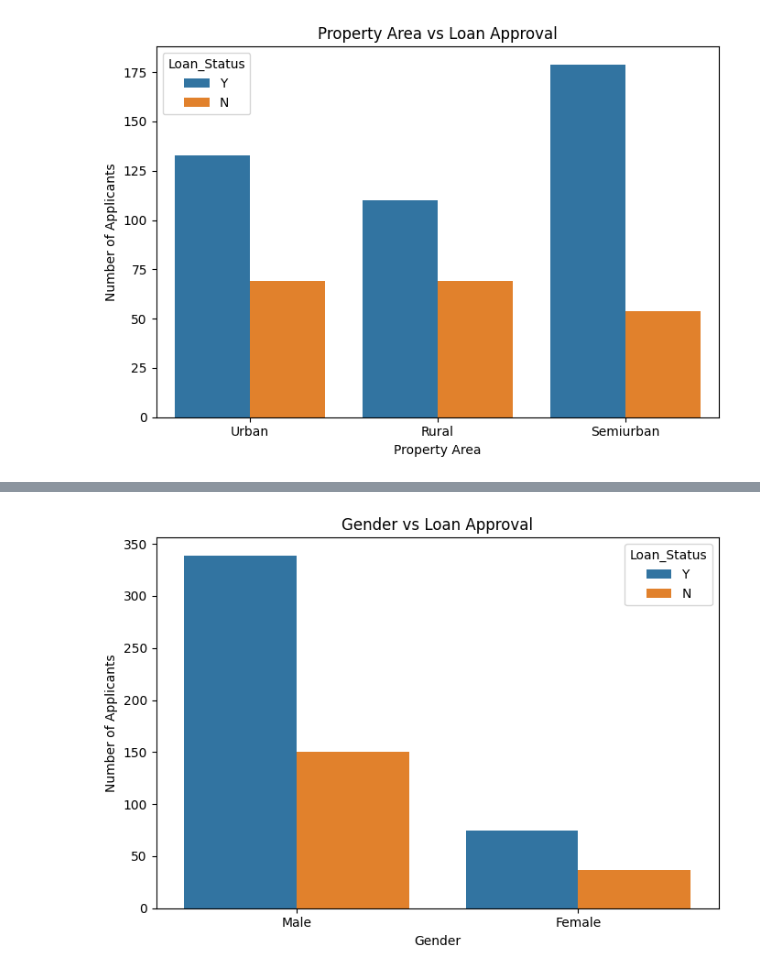
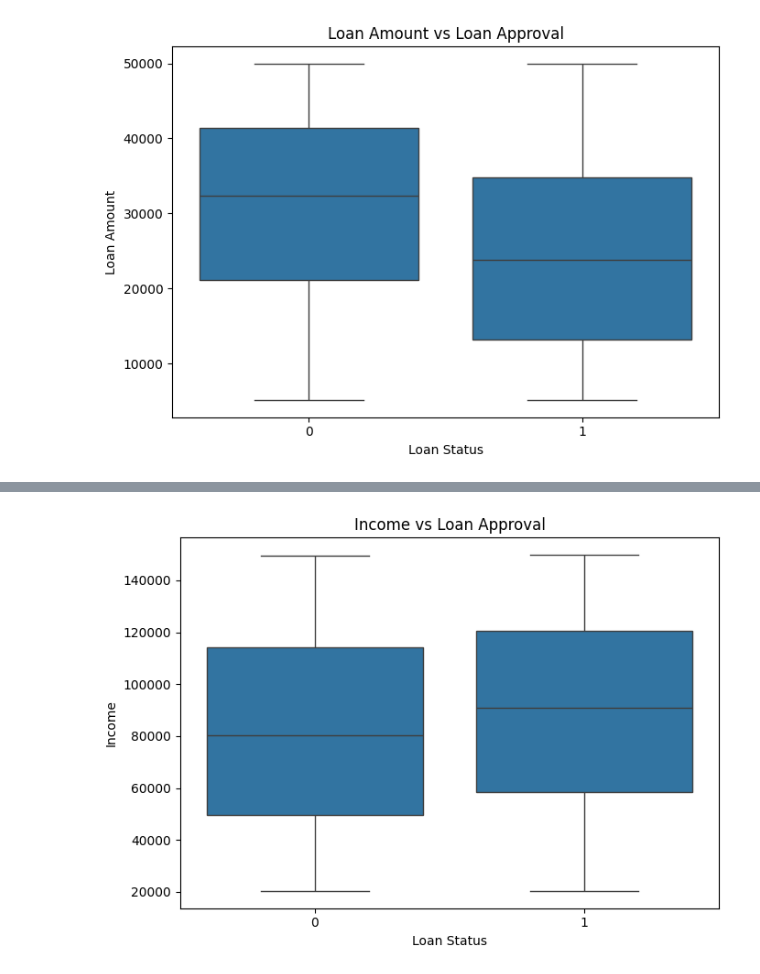
Before and after one commit to Shyam-Krishnan24/Capstone-Project-, a Jupyter notebook: Supervised_Learning/ADV_LOAN_APPROVAL/analysis/Loan_Analysis1.ipynb, the cells around one changed output, grey strips where cells are left out. Cells and saved outputs as stored; diff of their text form; code cells hidden in the pictures.

```diff
--- a/Supervised_Learning/ADV_LOAN_APPROVAL/analysis/Loan_Analysis1.ipynb
+++ b/Supervised_Learning/ADV_LOAN_APPROVAL/analysis/Loan_Analysis1.ipynb
@@ -293,60 +289,31 @@ Not Graduate  38.81  61.19
 # %%
-print("\n----------- property area vs loan status-----------------")
+print("\n----------- loan amount vs loan status-----------------")
+print(pd.crosstab(df["loan_amount"], df["loan_status"]))
+print("\nLoan approval percentage by loan amount:")
 print(
-    pd.crosstab(
-        df["Property_Area"],
-        df["Loan_Status"]
-    )
-)
-print("\nLoan Approval Percentage by Property Area:")
-print(
-    pd.crosstab(
-        df["Property_Area"],
-        df["Loan_Status"],
-        normalize="index"
-    ).mul(100).round(2)
+    pd.crosstab(df["loan_amount"], df["loan_status"], normalize="index")
+    .mul(100)
+    .round(2)
 )
 plt.figure(figsize=(7, 5))
+sns.boxplot(data=df, x="loan_status", y="loan_amount")
+plt.title("Loan Amount vs Loan Approval")
+plt.xlabel("Loan Status")
+plt.ylabel("Loan Amount")
+plt.tight_layout()
+file_path = save_plot()
+print(f"Saved plot: {file_path}")
+plt.show()
 
-sns.countplot(
-    data=df,
-    x="Property_Area",
-    hue="Loan_Status"
-)
-
-plt.title("Property Area vs Loan Approval")
-plt.xlabel("Property Area")
-plt.ylabel("Number of Applicants")
-
+print("\n------------income vs loan status--------------")
+print(df.groupby("loan_status")["income"].describe())
+plt.figure(figsize=(7, 5))
+sns.boxplot(data=df, x="loan_status", y="income")
+plt.title("Income vs Loan Approval")
+plt.xlabel("Loan Status")
+plt.ylabel("Income")
 plt.tight_layout()
+file_path = save_plot()
+print(f"Saved plot: {file_path}")
 plt.show()
-print("\n------------Gender vs loan status--------------")
-print(
-    pd.crosstab(
-        df["Gender"],
-        df["Loan_Status"]
-    )
-)
-print("\nLoan Approval Percentage by Gender:")
-print(
-    pd.crosstab(
-        df["Gender"],
-        df["Loan_Status"],
-        normalize="index"
-    ).mul(100).round(2)
-)
-plt.figure(figsize=(7, 5))
-
-sns.countplot(
-    data=df,
-    x="Gender",
-    hue="Loan_Status"
-)
-
-plt.title("Gender vs Loan Approval")
-plt.xlabel("Gender")
-plt.ylabel("Number of Applicants")
-
-plt.tight_layout()
-plt.show()
 # %% [output]
@@ -366 +337 @@ Urban          34.16  65.84
-[figure, old version]
+[figure, new version]
@@ -378 +349 @@ Male         30.67  69.33
-[figure, old version]
+[figure, new version]
```
Also changed, not shown: parts of 15 cells of this notebook, 23 other files.
